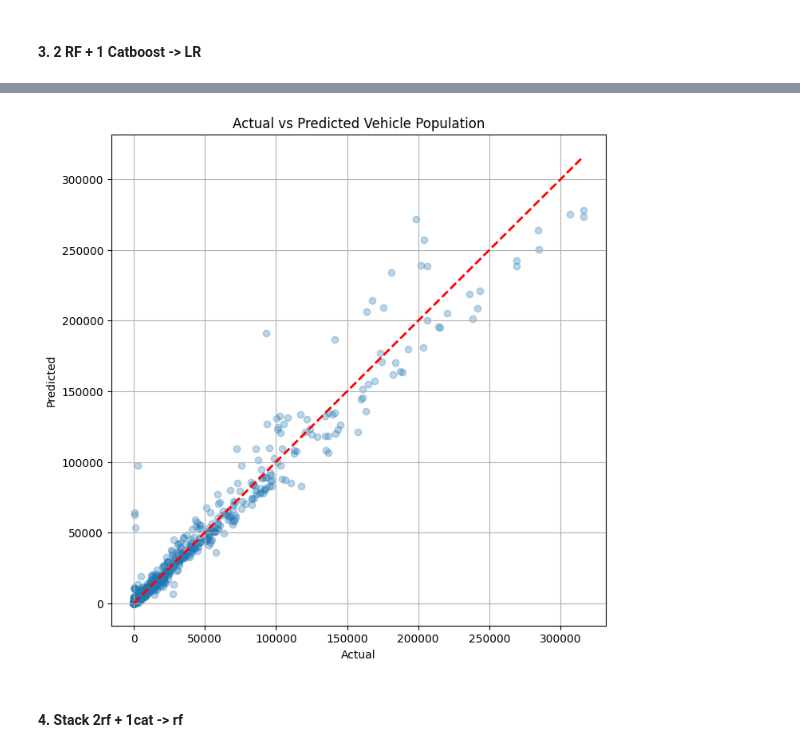
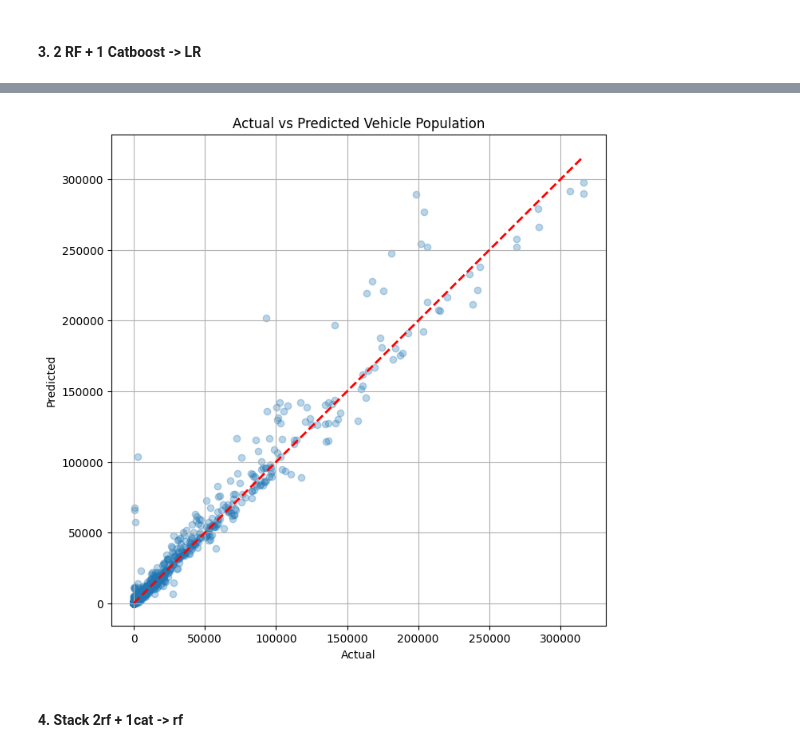
Before and after one commit to hiitsmocha/rice-datathon-2025, a Jupyter notebook: EDA.ipynb, the cells around one changed output, grey strips where cells are left out. Cells and saved outputs as stored; diff of their text form; code cells hidden in the pictures.

```diff
--- a/EDA.ipynb
+++ b/EDA.ipynb
@@ -244,7 +244,7 @@ Vehicle Category_P                                   0
 # Train Random Forest model
 
 random_forest_model = RandomForestRegressor(random_state=28)
-random_forest_model.fit(X_train, y_train)
+random_forest_model.fit(X_train_full, y_train_full)
 # %% [output]
 RandomForestRegressor(random_state=28)
 # %%
@@ -514,11 +522,11 @@ param_grid = {
     "verbose": [False]  # Disable verbose output during grid search
 }
 # %%
-X_train_cat = X_train.copy()
+X_train_cat = X_train_full.copy()
 X_test_cat = X_test.copy()
 # Define categorical columns
 categorical_cols = list(X_train_cat.columns)
 # Convert all columns to string
 X_train_cat[categorical_cols] = X_train_cat[categorical_cols].astype(str)
 X_test_cat[categorical_cols] = X_test_cat[categorical_cols].astype(str)
-X_train_cat[categorical_cols] = X_train_cat[categorical_cols].astype(str)
+y_test_cat = y_test.copy()
@@ -572,13 +540,5 @@ best_catboost_model = CatBoostRegressor(
     # verbose=3  # Enable verbose output for training
 )
 
-best_catboost_model.fit(X_train_cat, y_train, cat_features=categorical_cols)
-
-# Predictions
-catboost_preds = best_catboost_model.predict(X_test_cat)
-
-# Evaluate
-from sklearn.metrics import mean_squared_error
-catboost_rmse = np.sqrt(mean_squared_error(y_test, catboost_preds))
-print(f"CatBoost RMSE: {catboost_rmse}")
+best_catboost_model.fit(X_train_cat, y_train_full, cat_features=categorical_cols)
 # %% [output]
@@ -898,8 +879,8 @@ R-squared (R2): 0.9561748482070743
 # %% [markdown]
 #### 3. 2 RF + 1 Catboost -> LR
 # %%
-# Train second Random Forest model with more trees
-rf_params = {'n_estimators': 500, 'min_samples_split': 5, 'min_samples_leaf': 1, 'max_features': 'sqrt', 'max_depth': None, 'bootstrap': False}
+# Train second Random Forest model with optimized parameters
+rf_params = {'bootstrap': False, 'max_depth': None, 'max_features': 'sqrt', 'min_samples_leaf': 1, 'min_samples_split': 5, 'n_estimators': 200}
 random_forest_model_2 = RandomForestRegressor(random_state=28, **rf_params)
 random_forest_model_2.fit(X_train, y_train)
 # %% [output]
@@ -910,36 +891,28 @@ import numpy as np
 from sklearn.metrics import mean_absolute_error, mean_squared_error, r2_score
 
 # Step 1: Generate predictions from base models
-rf_preds_1 = random_forest_model.predict(X_test)  # First Random Forest model
-rf_preds_2 = random_forest_model_2.predict(X_test)  # Second Random Forest model (with different hyperparameters)
-cb_preds = best_catboost_model.predict(X_test_cat)  # CatBoost predictions
-
-# Step 2: Apply weighted averaging
-rf_weight = 0.75  # Give more importance to Random Forest
-rf_2_weight = 0.25  # Slightly lower weight to the second Random Forest
-cb_weight = 0.00  # Less weight to CatBoost
-
-# # Combining predictions using weighted averaging
-# stacked_preds = (rf_weight * rf_preds_1) + (rf_2_weight * rf_preds_2) + (cb_weight * cb_preds)
-
-# # Step 3: Ensure non-negative predictions (as vehicle population can't be negative)
-# stacked_preds = np.maximum(stacked_preds, 0)
-# Step 2: Create a new dataset using model predictions as features
+rf_preds_1 = random_forest_model.predict(X_train)  # First Random Forest model
+rf_preds_2 = random_forest_model_2.predict(X_train)  # Second Random Forest model (with different hyperparameters)
+cb_preds = best_catboost_model.predict(X_train_cat)  # CatBoost predictions
 stacked_features = np.column_stack((rf_preds_1, rf_preds_2, cb_preds))
 
-# Step 3: Train the meta-model (using RF predictions as the main guidance)
+# Step 2: Train the meta-model (using RF predictions as the main guidance)
 meta_model = LinearRegression()
-meta_model.fit(stacked_features, y_test)
+meta_model.fit(stacked_features, y_train)
 
-# Step 4: Predict using the meta-model
-stacked_preds = meta_model.predict(stacked_features)
+# Step 3: Predict using the meta-model
+rf_preds_1_test = random_forest_model.predict(X_test)  # First Random Forest model
+rf_preds_2_test = random_forest_model_2.predict(X_test)  # Second Random Forest model (with different hyperparameters)
+cb_preds_test = best_catboost_model.predict(X_test_cat)  # CatBoost predictions
+stacked_features_test = np.column_stack((rf_preds_1_test, rf_preds_2_test, cb_preds_test))
+stacked_preds_test = meta_model.predict(stacked_features_test)
 
-# Step 5: Ensure non-negative predictions (since vehicle population can't be negative)
-stacked_preds = np.maximum(stacked_preds, 0)
-# Step 4: Evaluate performance
-rmse_stacked = np.sqrt(mean_squared_error(y_test, stacked_preds))
-mae_stacked = mean_absolute_error(y_test, stacked_preds)
-r2_stacked = r2_score(y_test, stacked_preds)
+# Step 4: Ensure non-negative predictions (since vehicle population can't be negative)
+stacked_preds = np.maximum(stacked_preds_test, 0)
+# Step 5: Evaluate performance
+rmse_stacked = np.sqrt(mean_squared_error(y_test, stacked_preds_test))
+mae_stacked = mean_absolute_error(y_test, stacked_preds_test)
+r2_stacked = r2_score(y_test, stacked_preds_test)
 
 # Print evaluation metrics
 print("*" * 50)
@@ -984,4 +957,4 @@ R-squared (R2): 0.9667310101954927
-[figure, old version]
+[figure, new version]
 # %% [markdown]
 #### 4. Stack 2rf + 1cat -> rf
 # %%
```
Also changed, not shown: parts of 12 cells of this notebook, 7 other files.
